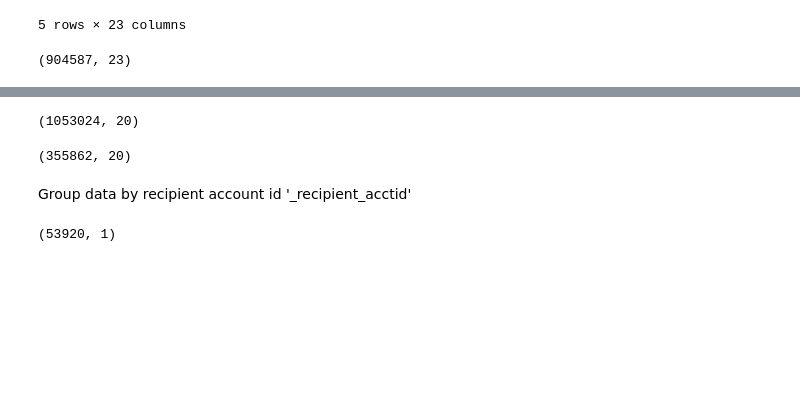
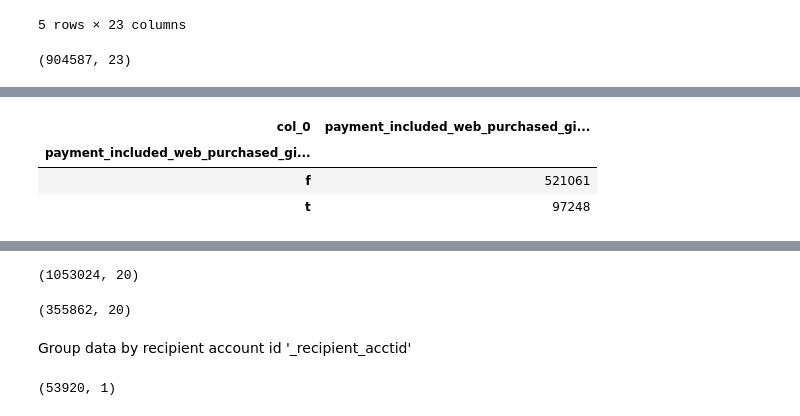
Before and after one commit to Nameetharamachandra/Donors_Project, a Jupyter notebook: data_transformation/Matching_Giftcard_data_with_donation_data.ipynb, the cells around one changed output, grey strips where cells are left out. Saved outputs shown, nothing was run; the diff lists cells and outputs as text; code cells hidden in the pictures; blank space fills up the shorter version.

```diff
--- a/data_transformation/Matching_Giftcard_data_with_donation_data.ipynb
+++ b/data_transformation/Matching_Giftcard_data_with_donation_data.ipynb
@@ -182,0 +189,7 @@ donation=donations.drop(['is_teacher_acct'],axis=1)
+# %%
+pd.crosstab(donation.payment_included_web_purchased_gift_card,columns=['payment_included_web_purchased_gift_card'])
+# %% [output]
+| col_0 | payment_included_web_purchased_gi... |
+| payment_included_web_purchased_gi... |  |
+| f | 521061 |
+| t | 97248 |
```
Also changed, not shown: parts of 15 cells of this notebook.
